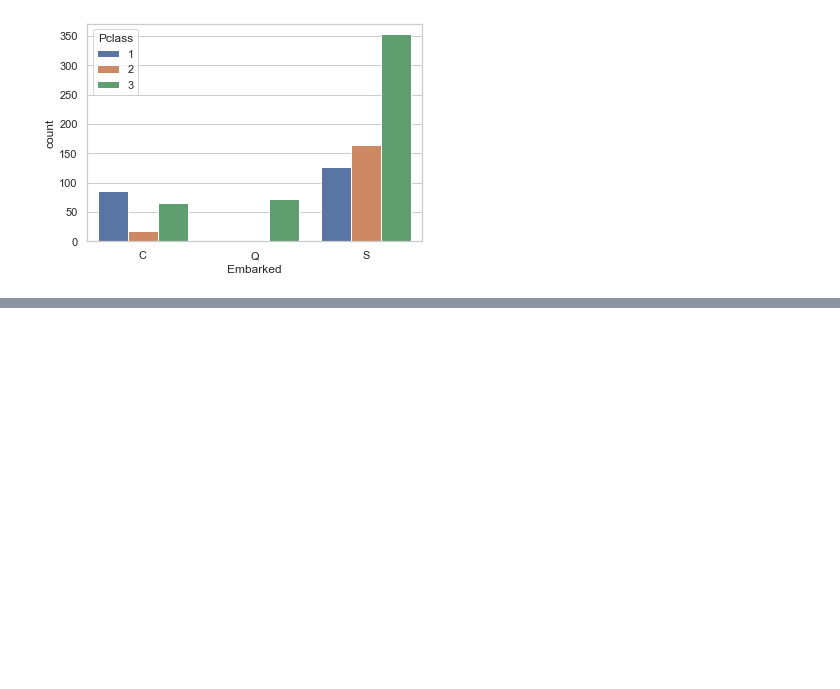
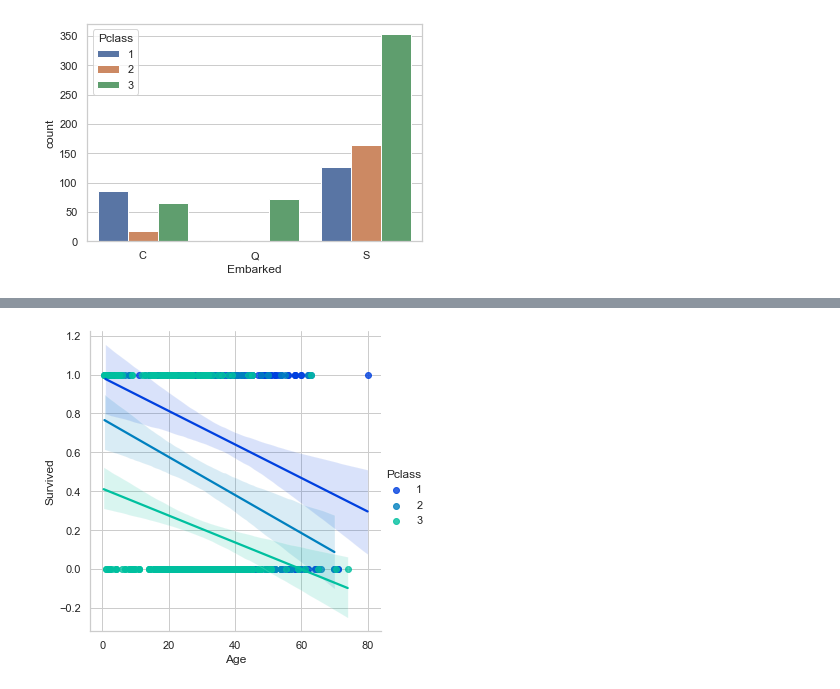
Before and after one commit to jry62/Titanic, a Jupyter notebook: Titanic_Proj.ipynb, the cells around one changed output, grey strips where cells are left out. Cells and saved outputs as stored; diff of their text form; code cells hidden in the pictures; blank space fills up the shorter version.

```diff
--- a/Titanic_Proj.ipynb
+++ b/Titanic_Proj.ipynb
@@ -263,0 +358,6 @@ sns.countplot(x='Embarked', data=tdf, hue='Pclass', order=['C', 'Q', 'S']);
+# %%
+# which factors had effect on survival rate?
+
+sns.lmplot(x='Age', y='Survived', data=tdf, hue='Pclass', palette='winter');
+# %% [output]
+[figure, added]
```
Also changed, not shown: parts of 12 cells of this notebook.
